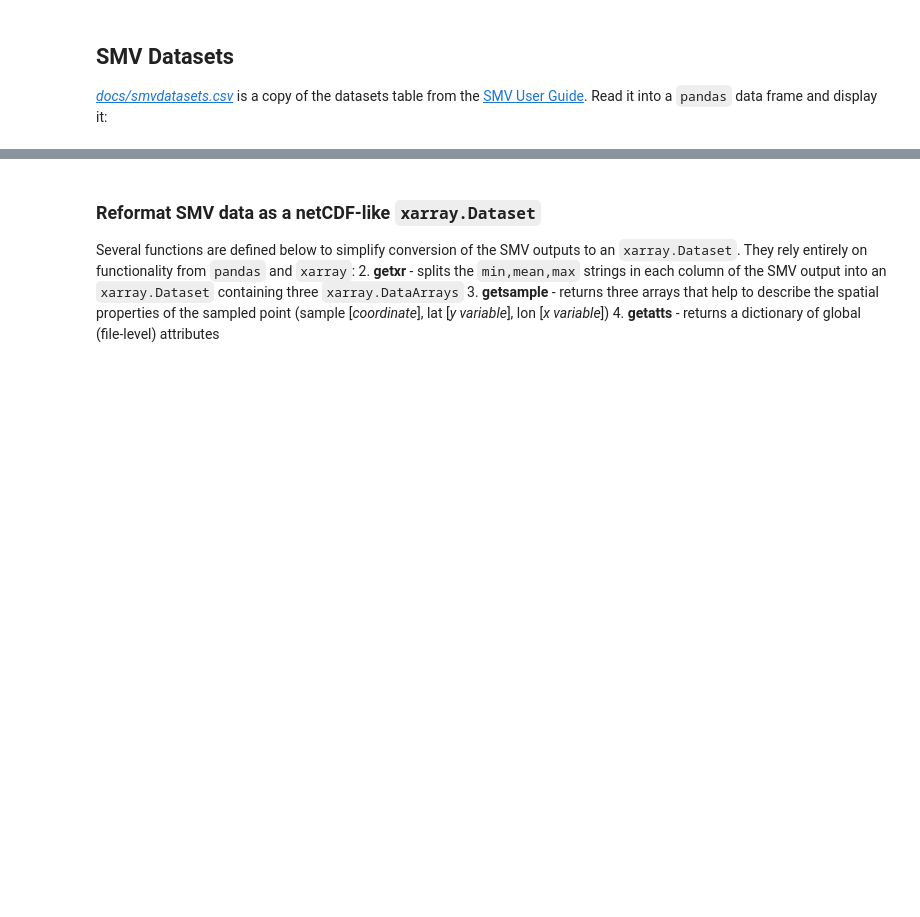
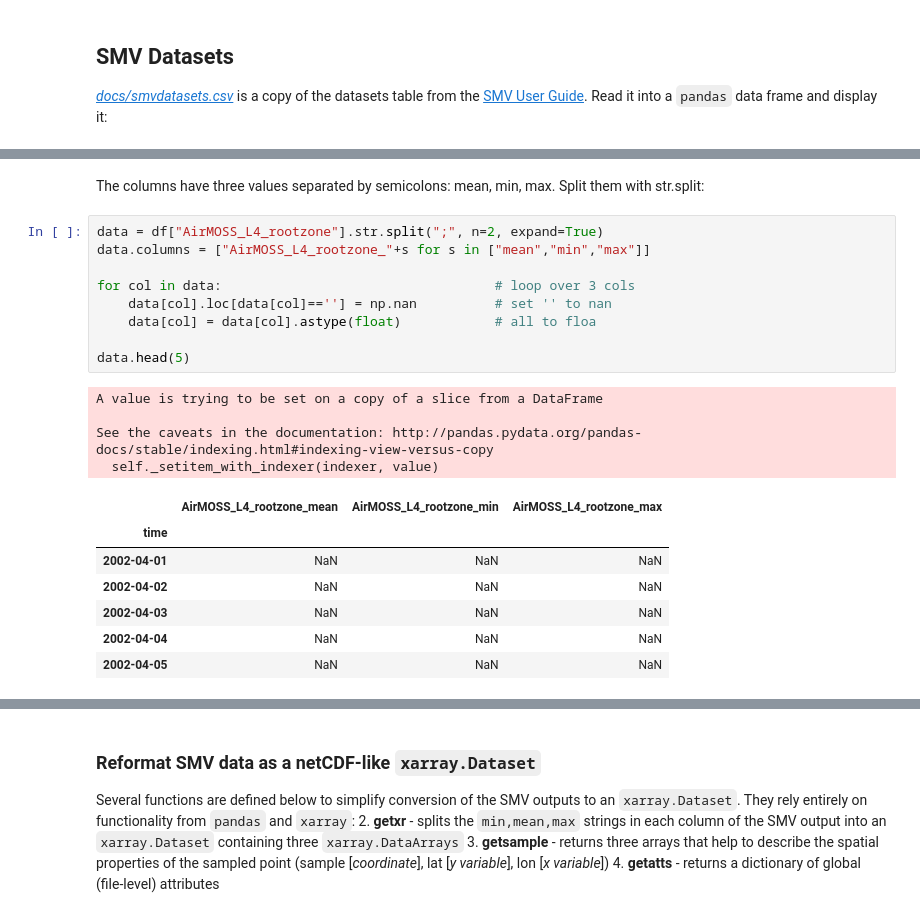
Before and after one commit to jjmcnelis/nasa_usfs_workshop, a Jupyter notebook: day3-tutorial.ipynb, the cells around one changed output, grey strips where cells are left out. Drawn from its saved outputs; the diff is of its cells as text; blank space fills up the shorter version.

```diff
--- a/day3-tutorial.ipynb
+++ b/day3-tutorial.ipynb
@@ -118,0 +80,23 @@ def get_pandas(response_text):
+# %% [markdown]
+The columns have three values separated by semicolons: mean, min, max. Split them with str.split:
+# %%
+data = df["AirMOSS_L4_rootzone"].str.split(";", n=2, expand=True)
+data.columns = ["AirMOSS_L4_rootzone_"+s for s in ["mean","min","max"]]
+
+for col in data:                                   # loop over 3 cols
+    data[col].loc[data[col]==''] = np.nan          # set '' to nan
+    data[col] = data[col].astype(float)            # all to floa
+
+data.head(5)
+# %% [output]
+A value is trying to be set on a copy of a slice from a DataFrame
+
+See the caveats in the documentation: http://pandas.pydata.org/pandas-docs/stable/indexing.html#indexing-view-versus-copy
+  self._setitem_with_indexer(indexer, value)
+|  | AirMOSS_L4_rootzone_mean | AirMOSS_L4_rootzone_min | AirMOSS_L4_rootzone_max |
+| time |  |  |  |
+| 2002-04-01 | NaN | NaN | NaN |
+| 2002-04-02 | NaN | NaN | NaN |
+| 2002-04-03 | NaN | NaN | NaN |
+| 2002-04-04 | NaN | NaN | NaN |
+| 2002-04-05 | NaN | NaN | NaN |
```
Also changed, not shown: parts of 44 cells of this notebook, 2 other files.
